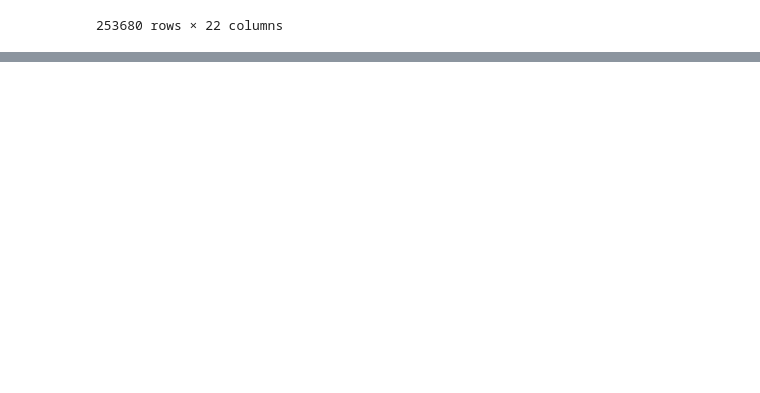
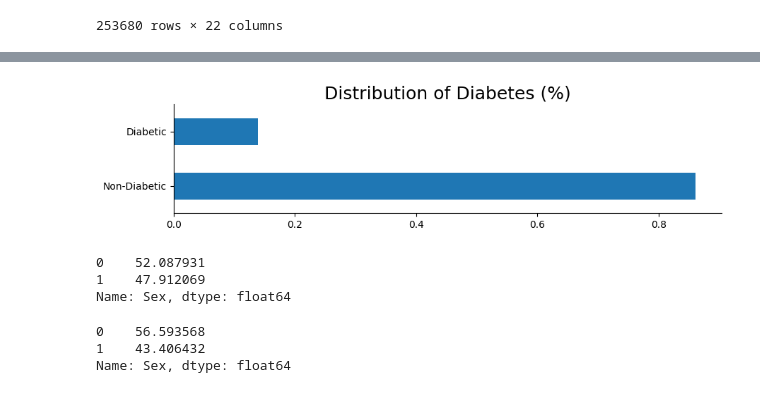
Before and after one commit to Pankaj-2003/wids_diabetes, a Jupyter notebook: wids_diabetes.ipynb, the cells around one changed output, grey strips where cells are left out. Cells and saved outputs as stored; diff of their text form; code cells hidden in the pictures; blank space fills up the shorter version.

```diff
--- a/wids_diabetes.ipynb
+++ b/wids_diabetes.ipynb
@@ -60,0 +45,20 @@ Name: Diabetes_binary, Length: 253680, dtype: int64
+# %%
+train["Diabetes_binary"].value_counts(normalize=True)*100
+
+train["Diabetes_binary"].value_counts(1).plot(kind = 'barh',figsize=(10,2)).spines[['top','right']].set_visible(False);
+plt.title("Distribution of Diabetes (%)", fontsize = 18)
+plt.yticks(ticks= [0,1], labels = ["Non-Diabetic","Diabetic"]);
+# %% [output]
+[figure, added]
+# %%
+train[train["Diabetes_binary"]==1.0]['Sex'].value_counts(1)*100
+# %% [output]
+0    52.087931
+1    47.912069
+Name: Sex, dtype: float64
+# %%
+train[train["Diabetes_binary"]==0.0]['Sex'].value_counts(1)*100
+# %% [output]
+0    56.593568
+1    43.406432
+Name: Sex, dtype: float64
```
Also changed, not shown: parts of 10 cells of this notebook.
